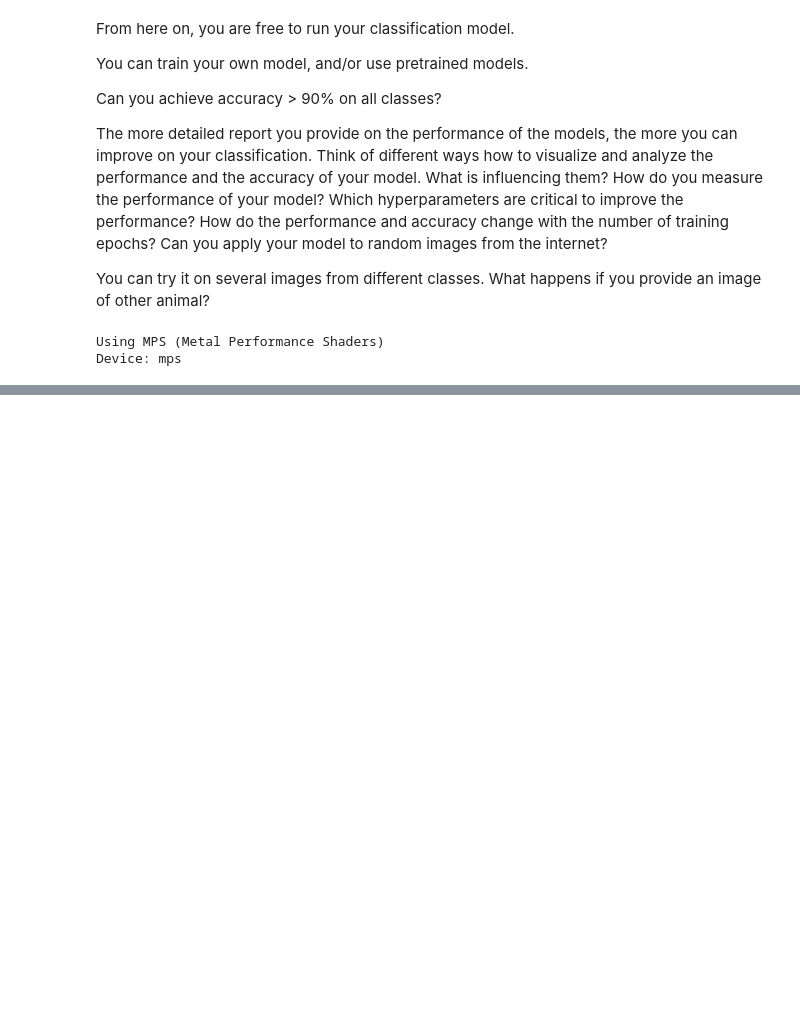
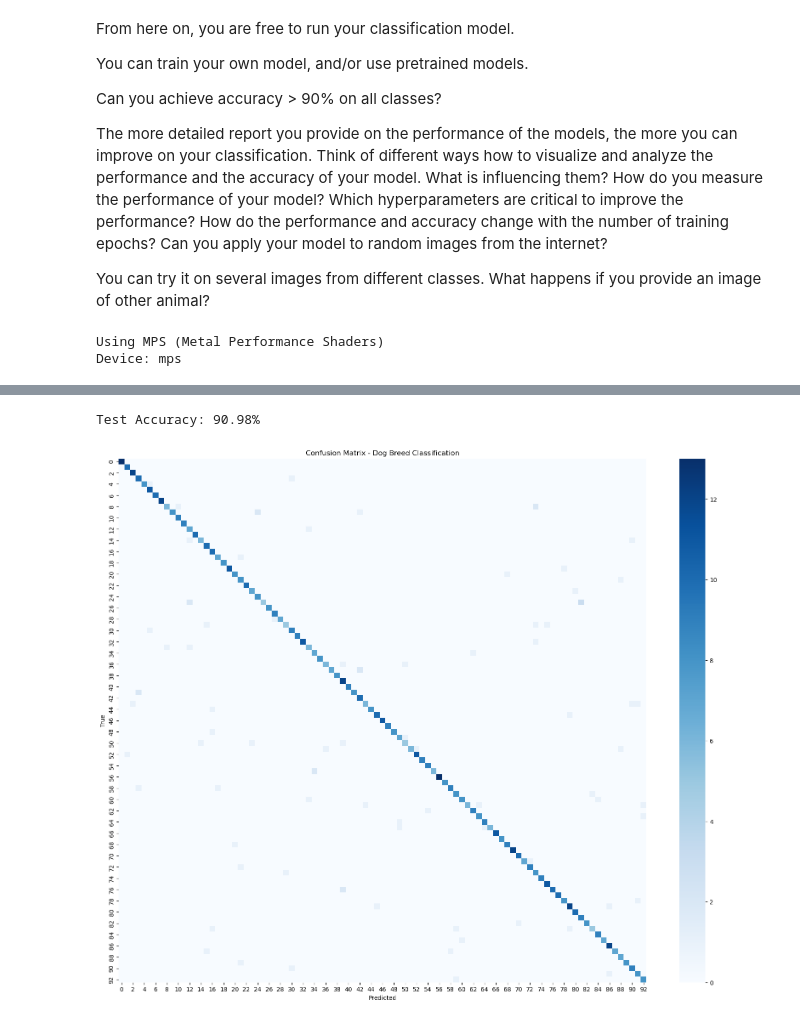
Before and after one commit to Beynis/dawg-classification-model, a Jupyter notebook: BeysNet8600.ipynb, the cells around one changed output, grey strips where cells are left out. Cells and saved outputs as stored; diff of their text form; code cells hidden in the pictures; blank space fills up the shorter version.

```diff
--- a/BeysNet8600.ipynb
+++ b/BeysNet8600.ipynb
@@ -135,0 +214,46 @@ print(f"Letzte Schicht: {model.fc}")
+# %%
+# Evaluation auf Test-Set
+model.eval()  # Evaluation-Modus (kein Dropout, kein BatchNorm-Update)
+
+correct = 0
+total = 0
+
+with torch.no_grad():  # Keine Gradienten berechnen (spart Speicher)
+    for images, labels in testloader:
+        images, labels = images.to(device), labels.to(device)
+        outputs = model(images)
+        _, predicted = torch.max(outputs, 1)
+        total += labels.size(0)
+        correct += (predicted == labels).sum().item()
+
+test_acc = 100 * correct / total
+print(f"Test Accuracy: {test_acc:.2f}%")
+# %% [output]
+Test Accuracy: 90.98%
+# %%
+from sklearn.metrics import confusion_matrix, classification_report
+import seaborn as sns
+
+# Alle Vorhersagen sammeln
+model.eval()
+all_preds = []
+all_labels = []
+
+with torch.no_grad():
+    for images, labels in testloader:
+        images, labels = images.to(device), labels.to(device)
+        outputs = model(images)
+        _, predicted = torch.max(outputs, 1)
+        all_preds.extend(predicted.cpu().numpy())
+        all_labels.extend(labels.cpu().numpy())
+
+# Confusion Matrix plotten
+cm = confusion_matrix(all_labels, all_preds)
+plt.figure(figsize=(20, 16))
+sns.heatmap(cm, annot=False, cmap="Blues")
+plt.xlabel("Predicted")
+plt.ylabel("True")
+plt.title("Confusion Matrix - Dog Breed Classification")
+plt.show()
+# %% [output]
+[figure, added]
```
Also changed, not shown: parts of 6 cells of this notebook.
